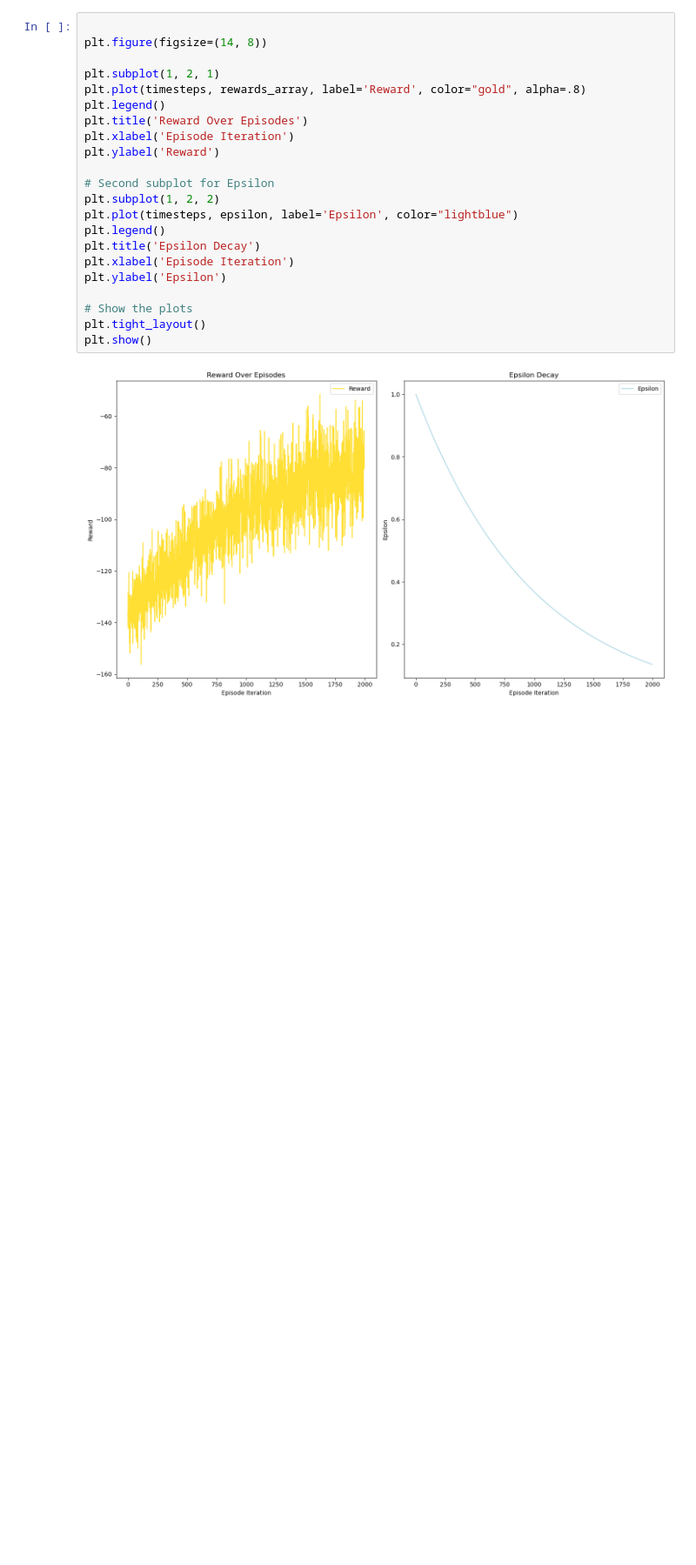
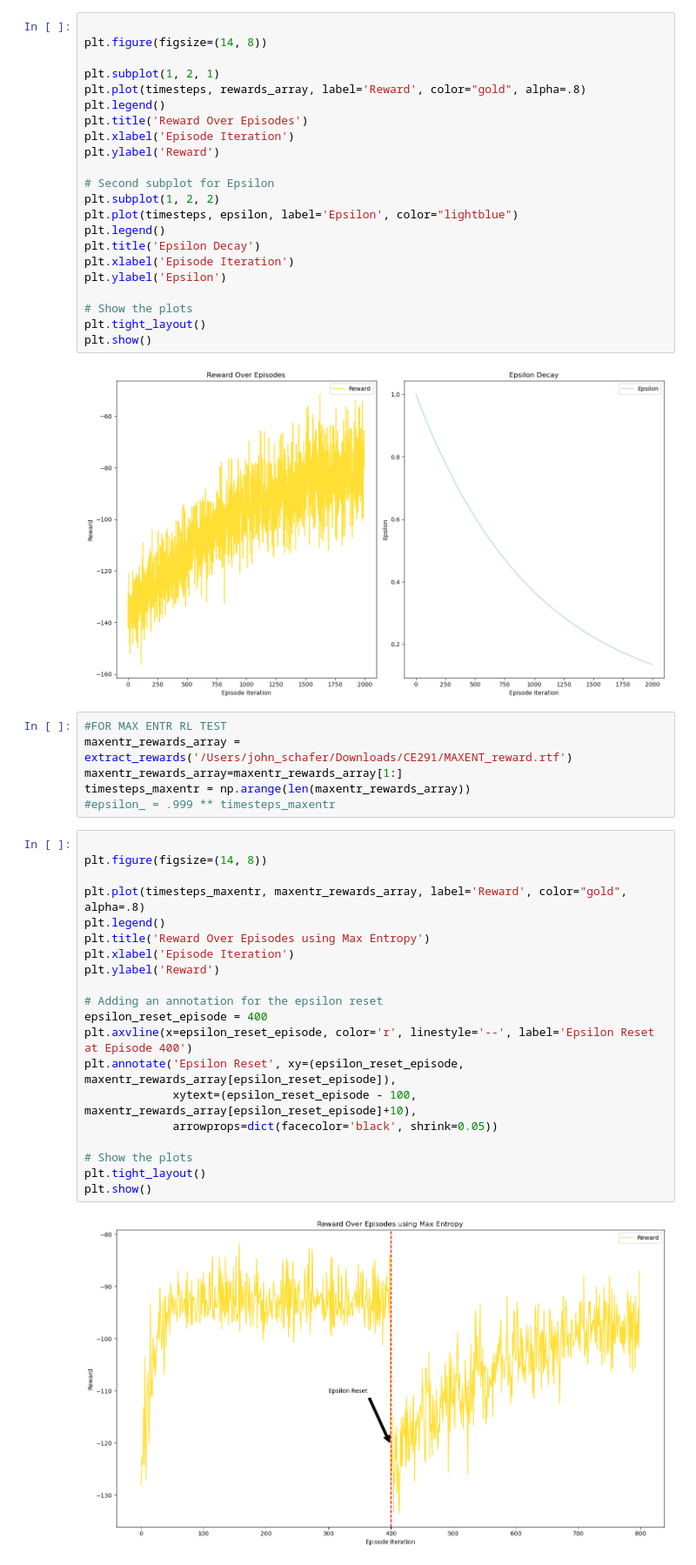
Before and after one commit to carlacupcake/CE291-V2G, a Jupyter notebook: plot_reward.ipynb, the cells around one changed output. Shown at 87% size. Drawn from its saved outputs; the diff is of its cells as text; blank space fills up the shorter version.

```diff
--- a/plot_reward.ipynb
+++ b/plot_reward.ipynb
@@ -41,3 +41,31 @@ plt.tight_layout()
 plt.show()
 # %% [output]
 [figure]
+# %%
+#FOR MAX ENTR RL TEST
+maxentr_rewards_array = extract_rewards('/Users/john_schafer/Downloads/CE291/MAXENT_reward.rtf')
+maxentr_rewards_array=maxentr_rewards_array[1:]
+timesteps_maxentr = np.arange(len(maxentr_rewards_array))
+#epsilon_ = .999 ** timesteps_maxentr
+# %%
+
+plt.figure(figsize=(14, 8))
+
+plt.plot(timesteps_maxentr, maxentr_rewards_array, label='Reward', color="gold", alpha=.8)
+plt.legend()
+plt.title('Reward Over Episodes using Max Entropy')
+plt.xlabel('Episode Iteration')
+plt.ylabel('Reward')
+
+# Adding an annotation for the epsilon reset
+epsilon_reset_episode = 400
+plt.axvline(x=epsilon_reset_episode, color='r', linestyle='--', label='Epsilon Reset at Episode 400')
+plt.annotate('Epsilon Reset', xy=(epsilon_reset_episode, maxentr_rewards_array[epsilon_reset_episode]),
+             xytext=(epsilon_reset_episode - 100, maxentr_rewards_array[epsilon_reset_episode]+10),
+             arrowprops=dict(facecolor='black', shrink=0.05))
+
+# Show the plots
+plt.tight_layout()
+plt.show()
+# %% [output]
+[figure, added]
```
Also changed, not shown: parts of 1 cell of this notebook, 9 other files.
